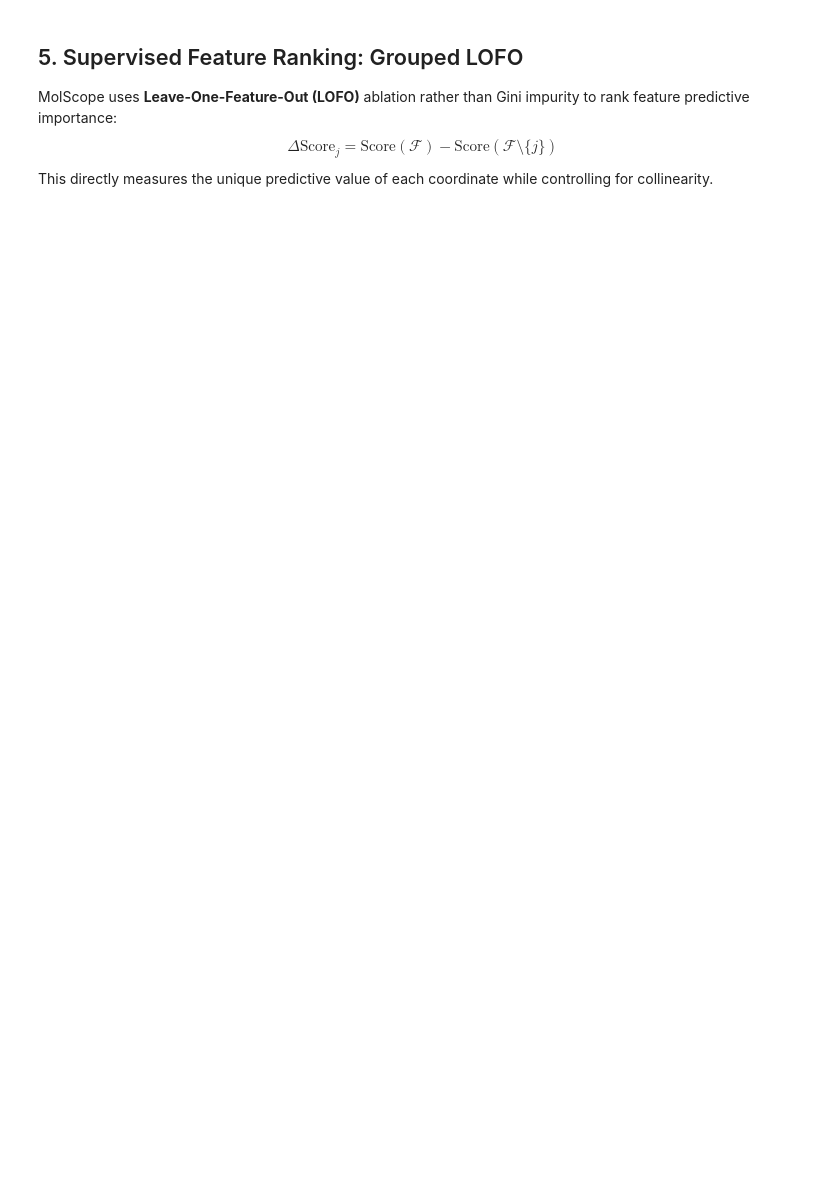
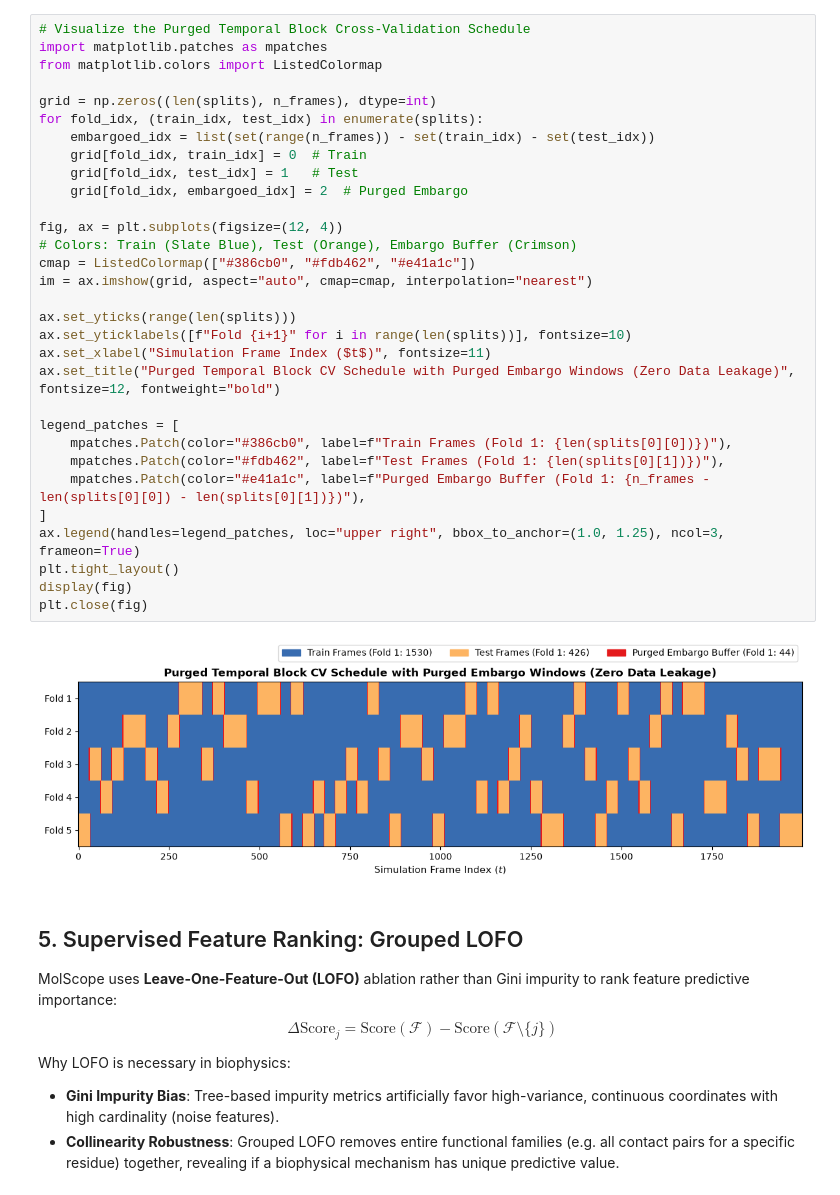
Before and after one commit to N-S8990/molscope, a Jupyter notebook: notebooks/03_Statistical_ML_and_SAM_MFP_Rigor.ipynb, the cells around one changed output. Cells and saved outputs as stored; diff of their text form; blank space fills up the shorter version.

```diff
--- a/notebooks/03_Statistical_ML_and_SAM_MFP_Rigor.ipynb
+++ b/notebooks/03_Statistical_ML_and_SAM_MFP_Rigor.ipynb
@@ -97,6 +255,42 @@ print("Purged Block Cross-Validation configured with 2% temporal embargo.")
+# %%
+# Visualize the Purged Temporal Block Cross-Validation Schedule
+import matplotlib.patches as mpatches
+from matplotlib.colors import ListedColormap
+
+grid = np.zeros((len(splits), n_frames), dtype=int)
+for fold_idx, (train_idx, test_idx) in enumerate(splits):
+    embargoed_idx = list(set(range(n_frames)) - set(train_idx) - set(test_idx))
+    grid[fold_idx, train_idx] = 0  # Train
+    grid[fold_idx, test_idx] = 1   # Test
+    grid[fold_idx, embargoed_idx] = 2  # Purged Embargo
+
+fig, ax = plt.subplots(figsize=(12, 4))
+# Colors: Train (Slate Blue), Test (Orange), Embargo Buffer (Crimson)
+cmap = ListedColormap(["#386cb0", "#fdb462", "#e41a1c"])
+im = ax.imshow(grid, aspect="auto", cmap=cmap, interpolation="nearest")
+
+ax.set_yticks(range(len(splits)))
+ax.set_yticklabels([f"Fold {i+1}" for i in range(len(splits))], fontsize=10)
+ax.set_xlabel("Simulation Frame Index ($t$)", fontsize=11)
+ax.set_title("Purged Temporal Block CV Schedule with Purged Embargo Windows (Zero Data Leakage)", fontsize=12, fontweight="bold")
+
+legend_patches = [
+    mpatches.Patch(color="#386cb0", label=f"Train Frames (Fold 1: {len(splits[0][0])})"),
+    mpatches.Patch(color="#fdb462", label=f"Test Frames (Fold 1: {len(splits[0][1])})"),
+    mpatches.Patch(color="#e41a1c", label=f"Purged Embargo Buffer (Fold 1: {n_frames - len(splits[0][0]) - len(splits[0][1])})"),
+]
+ax.legend(handles=legend_patches, loc="upper right", bbox_to_anchor=(1.0, 1.25), ncol=3, frameon=True)
+plt.tight_layout()
+display(fig)
+plt.close(fig)
+# %% [output]
+[figure, added]
 # %% [markdown]
 ## 5. Supervised Feature Ranking: Grouped LOFO
 
 MolScope uses **Leave-One-Feature-Out (LOFO)** ablation rather than Gini impurity to rank feature predictive importance:
 $$\Delta \text{Score}_j = \text{Score}(\mathcal{F}) - \text{Score}(\mathcal{F} \setminus \{j\})$$
-This directly measures the unique predictive value of each coordinate while controlling for collinearity.
+
+Why LOFO is necessary in biophysics:
+- **Gini Impurity Bias**: Tree-based impurity metrics artificially favor high-variance, continuous coordinates with high cardinality (noise features).
+- **Collinearity Robustness**: Grouped LOFO removes entire functional families (e.g. all contact pairs for a specific residue) together, revealing if a biophysical mechanism has unique predictive value.
```
Also changed, not shown: parts of 15 cells of this notebook.
